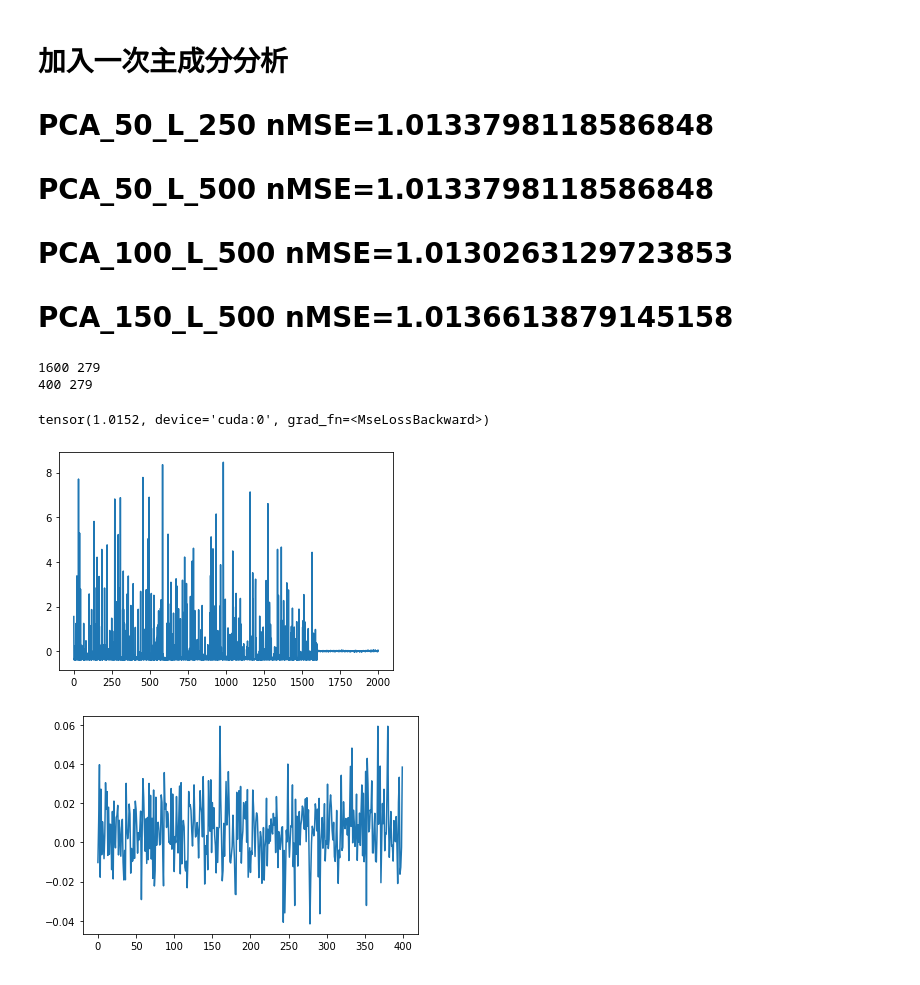
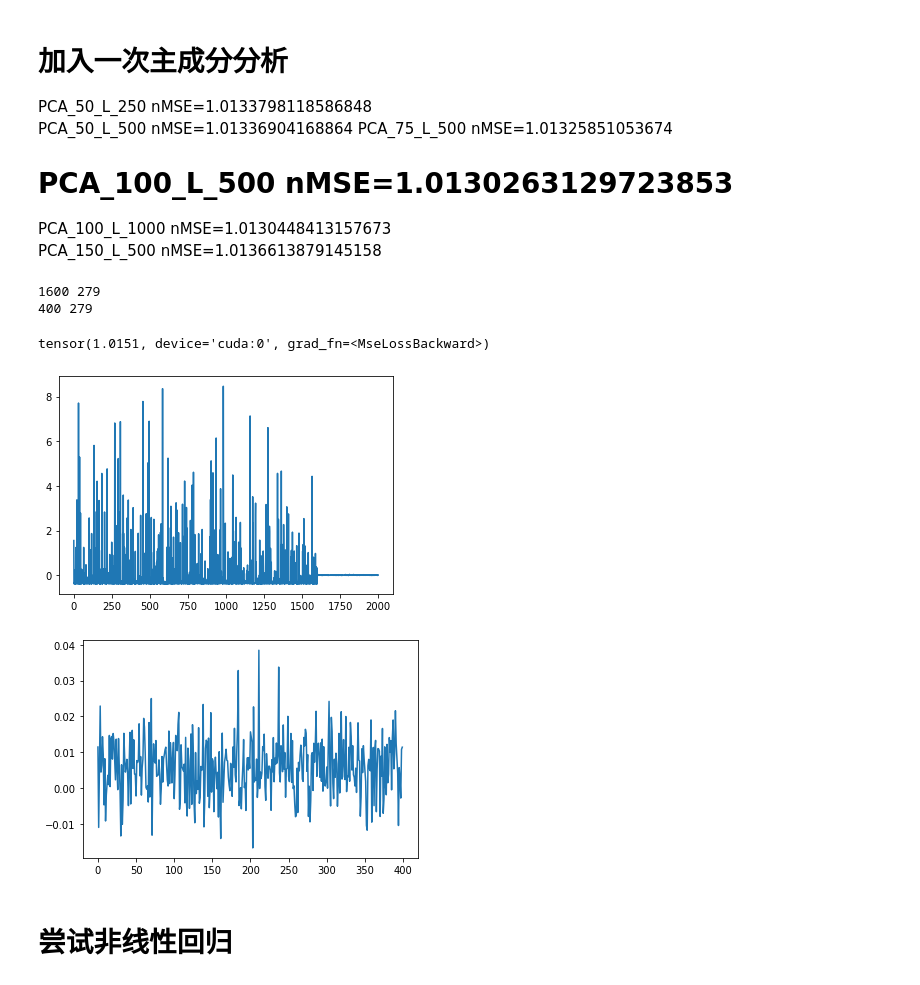
Before and after one commit to PlatanusCarl/CNN, a Jupyter notebook: homework3/main.ipynb, the cells around one changed output. Saved outputs shown, nothing was run; the diff lists cells and outputs as text; code cells hidden in the pictures.

```diff
--- a/homework3/main.ipynb
+++ b/homework3/main.ipynb
@@ -60,4 +57,6 @@ m： 1600 n0： 279 nL: 1
 # %%
+iterate = 250
+nH = nL
 class LRnet(nn.Module):
     """
     Linear Regressoin Module, the input features and output
@@ -65,8 +64,8 @@ class LRnet(nn.Module):
     """
     def __init__(self):
         super().__init__()
-        self.hidden = nn.Linear(n0,nL)
-        self.predict = nn.Linear(nL,nL)
+        self.hidden = nn.Linear(n0,nH)
+        self.predict = nn.Linear(nH,nL)
 
     def forward(self,x):
         x = nn.functional.relu(self.hidden(x))      # activation function for hidden layer
@@ -114,9 +113,11 @@ tensor(1.0151, device='cuda:0', grad_fn=<MseLossBackward>)
 # %% [markdown]
 # 加入一次主成分分析
-# PCA_50_L_250 nMSE=1.0133798118586848
-# PCA_50_L_500 nMSE=1.0133798118586848
+PCA_50_L_250 nMSE=1.0133798118586848
+PCA_50_L_500 nMSE=1.01336904168864
+PCA_75_L_500 nMSE=1.01325851053674
 # PCA_100_L_500 nMSE=1.0130263129723853
-# PCA_150_L_500 nMSE=1.0136613879145158
+PCA_100_L_1000 nMSE=1.0130448413157673
+PCA_150_L_500 nMSE=1.0136613879145158
 # %%
 #主成分分析
 def pca(X,n):
@@ -139,13 +140,15 @@ def pca(X,n):
     #返回投影矩阵、方差和均值
     return U
 # %%
-n0 = 50
+n0 = 100
 nL = 1
+nH = nL
+iterate = 1000
 class PCALRnet(nn.Module):
     def __init__(self):
         super().__init__()
-        self.hidden = nn.Linear(n0,nL)
-        self.predict = nn.Linear(nL,nL)
+        self.hidden = nn.Linear(n0,nH)
+        self.predict = nn.Linear(nH,nL)
 
     def forward(self,x):
         x = nn.functional.relu(self.hidden(x))      # activation function for hidden layer
@@ -169,7 +172,7 @@ PCA_test = torch.from_numpy(np.array(PCA_tmp,dtype = float)).float()
 # %%
 if (use_gpu):
     PCA_train = PCA_train.cuda()
-for t in range(500):
+for t in range(iterate):
     prediction = net(PCA_train)
     loss = loss_func(prediction, data['y'])     # must be (1. nn output, 2. target)
 
@@ -178,23 +181,25 @@ for t in range(500):
     optimizer.step()        # apply gradients
 print(loss)
 # %% [output]
-tensor(1.0152, device='cuda:0', grad_fn=<MseLossBackward>)
+tensor(1.0151, device='cuda:0', grad_fn=<MseLossBackward>)
 # %%
 if(use_gpu):
     net = net.cpu()
     PCA_test = PCA_test.cpu()
 predict = net(PCA_test)
 pre = predict.detach().numpy().flatten()
 total = np.concatenate([train,pre])
 x = range(total.shape[0])
 y = total[x]
 plt.plot(x,y)
 plt.show()
 x = range(pre.shape[0])
 y = pre[x]
 plt.plot(x,y)
 plt.show()
-np.save(r'prediction/PCA_50_L_500.npy',pre)
+np.save(r'prediction/PCA_'+str(n0)+'_L_'+str(iterate)+'.npy',pre)
 # %% [output]
 [figure]
-[figure, old version]
+[figure, new version]
+# %% [markdown]
+# 尝试非线性回归
```
Also changed, not shown: parts of 3 cells of this notebook.
